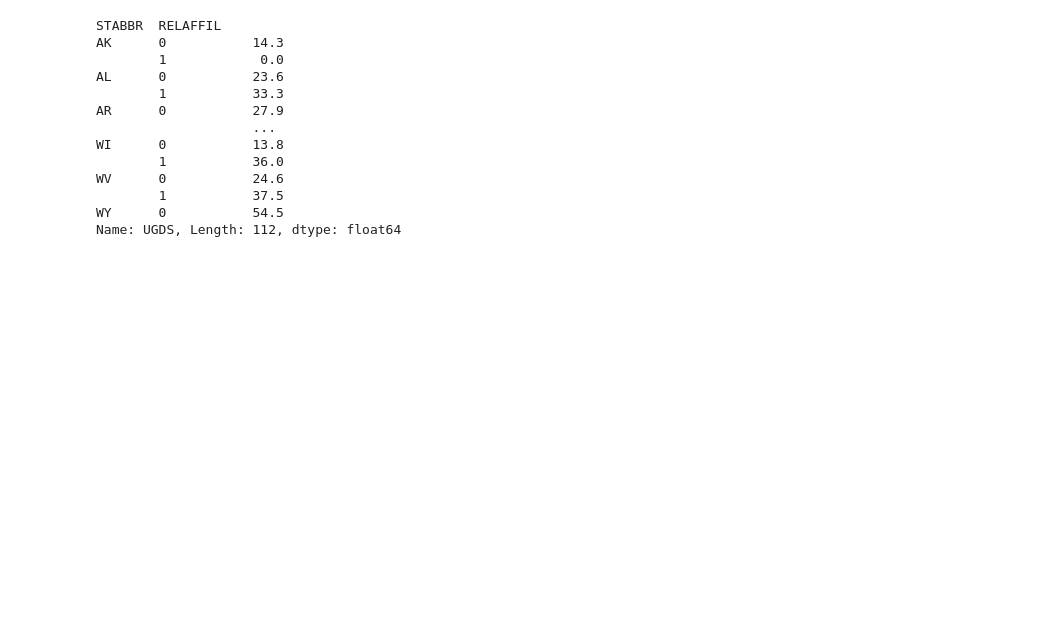
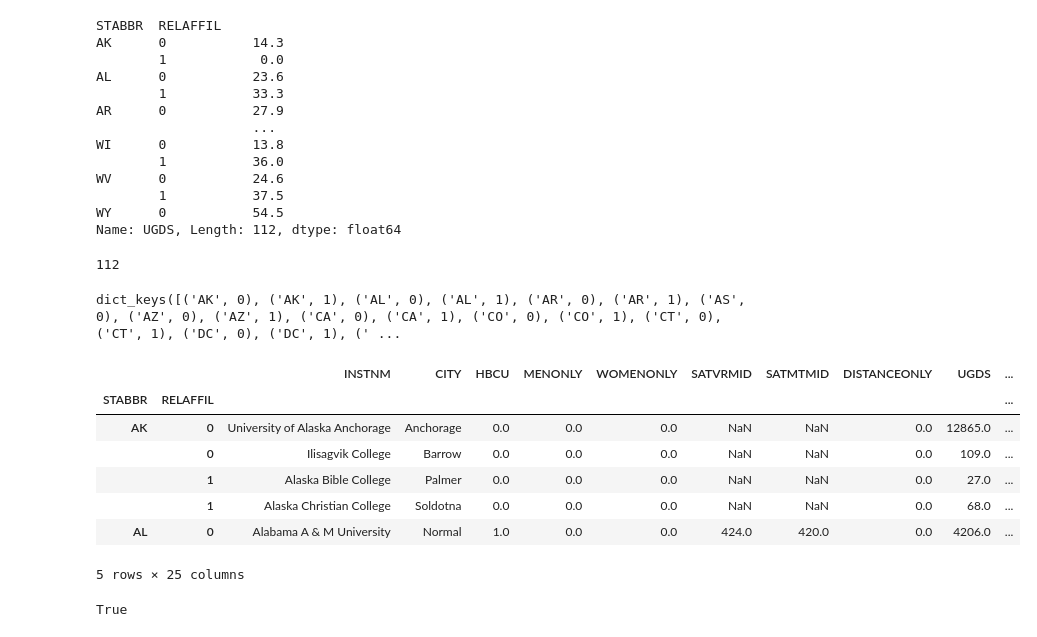
Before and after one commit to minstrel1149/pandas_practice-cookbook1, a Jupyter notebook: pd_cookbook_2_chapter9.ipynb, the cells around one changed output. Cells and saved outputs as stored; diff of their text form; code cells hidden in the pictures; blank space fills up the shorter version.

```diff
--- a/pd_cookbook_2_chapter9.ipynb
+++ b/pd_cookbook_2_chapter9.ipynb
@@ -242,3 +242,28 @@ WV      0           24.6
         1           37.5
 WY      0           54.5
 Name: UGDS, Length: 112, dtype: float64
+# %%
+grouped = college.groupby(['STABBR', 'RELAFFIL'])
+grouped.ngroups
+# %% [output]
+112
+# %%
+grouped.groups.keys()
+# %% [output]
+dict_keys([('AK', 0), ('AK', 1), ('AL', 0), ('AL', 1), ('AR', 0), ('AR', 1), ('AS', 0), ('AZ', 0), ('AZ', 1), ('CA', 0), ('CA', 1), ('CO', 0), ('CO', 1), ('CT', 0), ('CT', 1), ('DC', 0), ('DC', 1), (' ...
+# %%
+grouped.nth([0, -1]).head()
+# %% [output]
+|  |  | INSTNM | CITY | HBCU | MENONLY | WOMENONLY | SATVRMID | SATMTMID | DISTANCEONLY | UGDS | ... |
+| STABBR | RELAFFIL |  |  |  |  |  |  |  |  |  | ... |
+| AK | 0 | University of Alaska Anchorage | Anchorage | 0.0 | 0.0 | 0.0 | NaN | NaN | 0.0 | 12865.0 | ... |
+|  | 0 | Ilisagvik College | Barrow | 0.0 | 0.0 | 0.0 | NaN | NaN | 0.0 | 109.0 | ... |
+|  | 1 | Alaska Bible College | Palmer | 0.0 | 0.0 | 0.0 | NaN | NaN | 0.0 | 27.0 | ... |
+|  | 1 | Alaska Christian College | Soldotna | 0.0 | 0.0 | 0.0 | NaN | NaN | 0.0 | 68.0 | ... |
+| AL | 0 | Alabama A & M University | Normal | 1.0 | 0.0 | 0.0 | 424.0 | 420.0 | 0.0 | 4206.0 | ... |
+5 rows × 25 columns
+# %%
+grouped = college.groupby('STABBR')
+grouped.ngroups == college.loc[:, 'STABBR'].nunique()
+# %% [output]
+True
```
Also changed, not shown: parts of 11 cells of this notebook, 1 other file.
